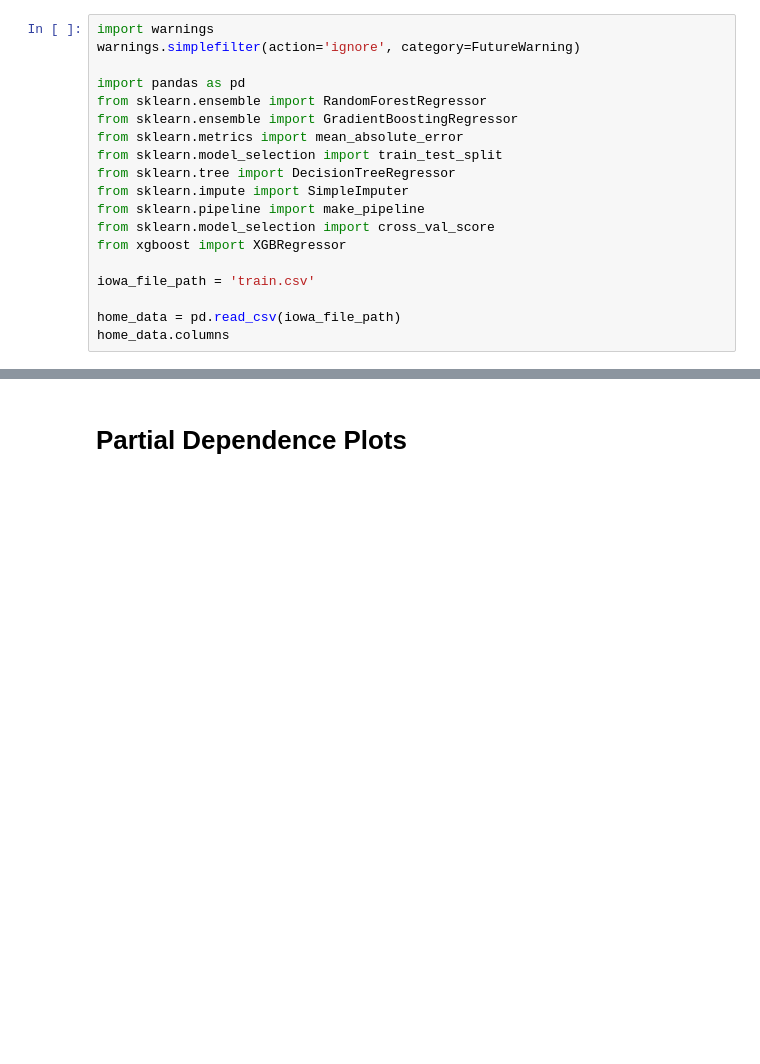
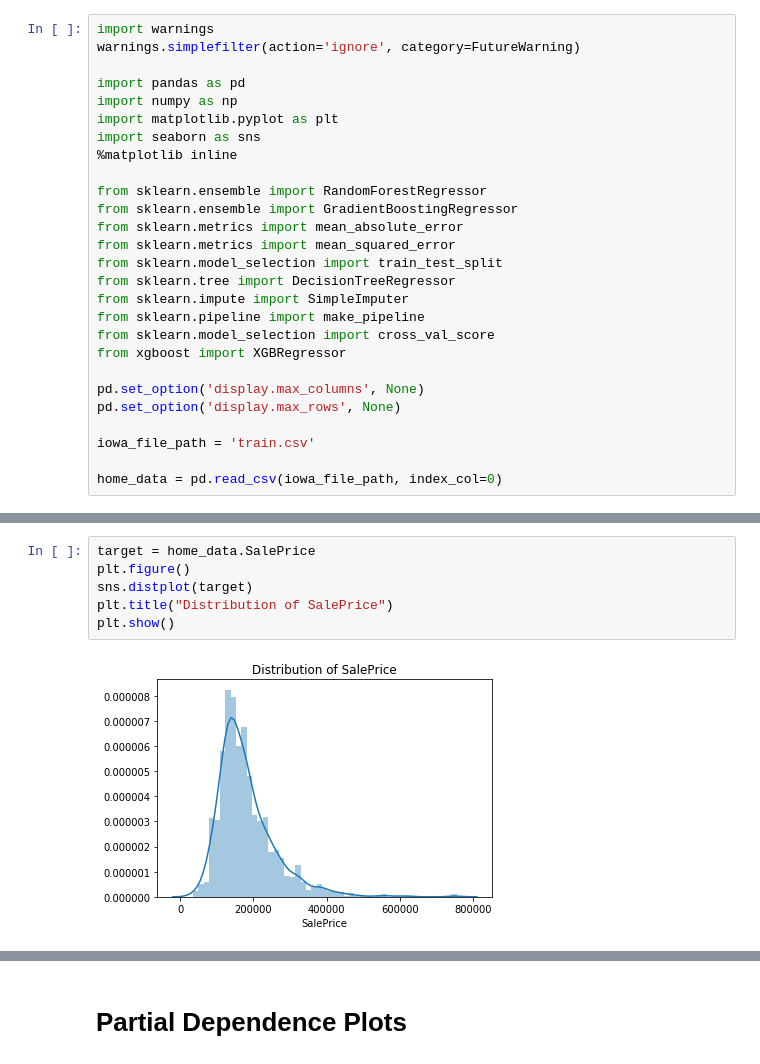
Before and after one commit to maxpeng041/housing-prices-competition, a Jupyter notebook: exercise-machine-learning-competitions-a8168a.ipynb, the cells around one changed output, grey strips where cells are left out. Drawn from its saved outputs; the diff is of its cells as text; blank space fills up the shorter version.

Commit message:
add distribution plots and RMSE

```diff
--- a/exercise-machine-learning-competitions-a8168a.ipynb
+++ b/exercise-machine-learning-competitions-a8168a.ipynb
@@ -15,9 +12,15 @@ import warnings
 warnings.simplefilter(action='ignore', category=FutureWarning)
 
 import pandas as pd
+import numpy as np
+import matplotlib.pyplot as plt
+import seaborn as sns
+%matplotlib inline
+
 from sklearn.ensemble import RandomForestRegressor
 from sklearn.ensemble import GradientBoostingRegressor
 from sklearn.metrics import mean_absolute_error
+from sklearn.metrics import mean_squared_error
 from sklearn.model_selection import train_test_split
 from sklearn.tree import DecisionTreeRegressor
 from sklearn.impute import SimpleImputer
@@ -25,7 +28,9 @@ from sklearn.pipeline import make_pipeline
 from sklearn.model_selection import cross_val_score
 from xgboost import XGBRegressor
 
+pd.set_option('display.max_columns', None)
+pd.set_option('display.max_rows', None)
+
 iowa_file_path = 'train.csv'
 
-home_data = pd.read_csv(iowa_file_path)
-home_data.columns
+home_data = pd.read_csv(iowa_file_path, index_col=0)
@@ -58,0 +59,8 @@ train_X, val_X, train_y, val_y = train_test_split(one_hot_encoded_training, y, t
+# %%
+target = home_data.SalePrice
+plt.figure()
+sns.distplot(target)
+plt.title("Distribution of SalePrice")
+plt.show()
+# %% [output]
+[figure, added]
```
Also changed, not shown: parts of 12 cells of this notebook.
